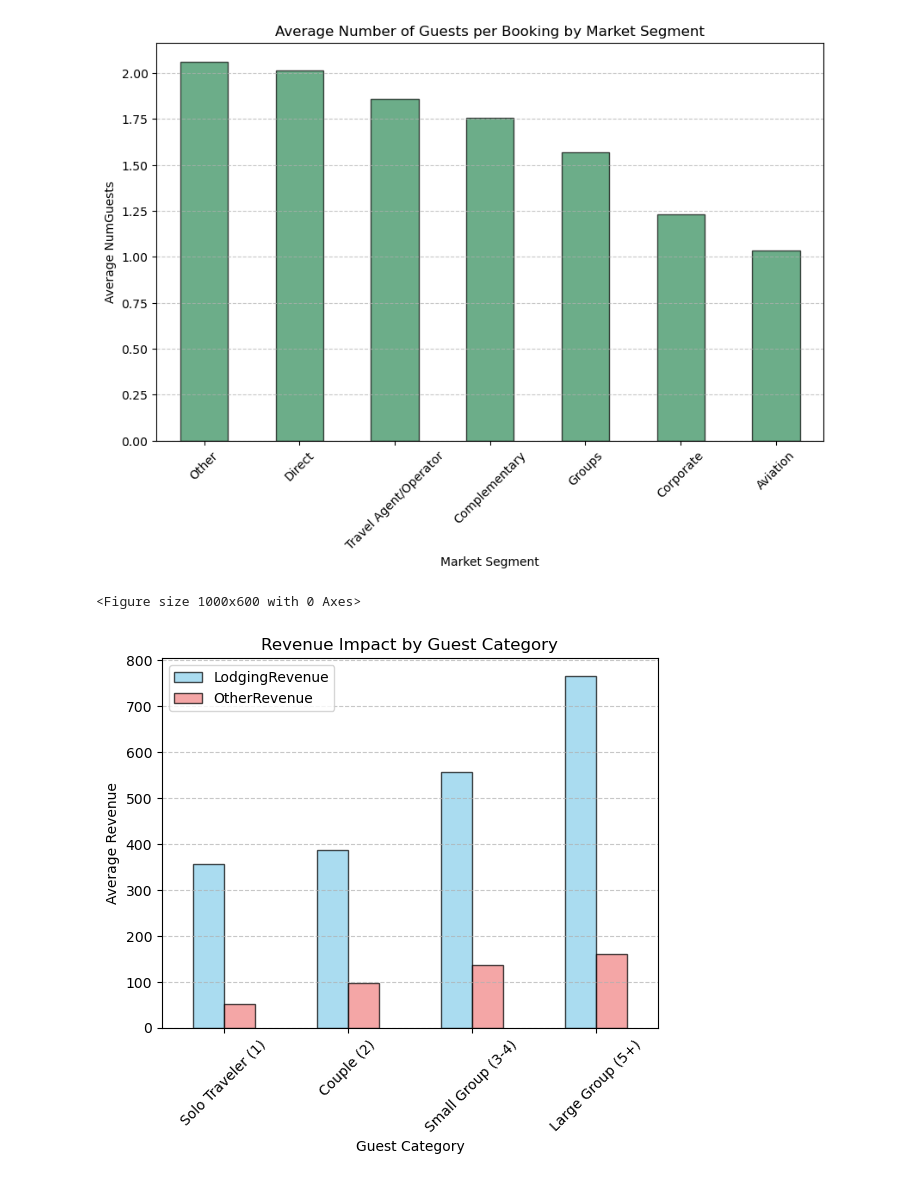
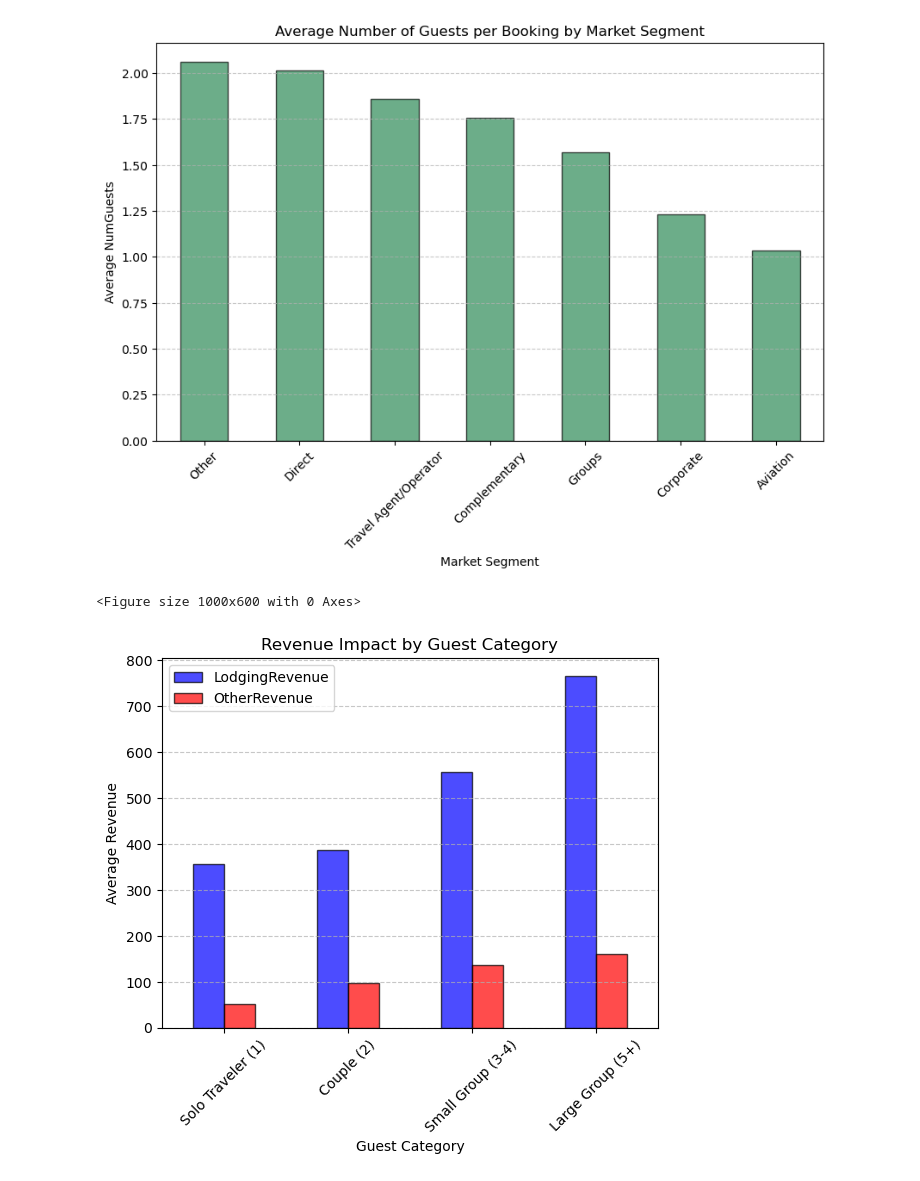
Before and after one commit to RubenCMarques/Hotel-Customer-Segmentation, a Jupyter notebook: Notebooks/Main_notebook.ipynb, the cells around one changed output. Saved outputs shown, nothing was run; the diff lists cells and outputs as text; code cells hidden in the pictures.

```diff
--- a/Notebooks/Main_notebook.ipynb
+++ b/Notebooks/Main_notebook.ipynb
@@ -940,16 +940,16 @@ plt.show()
 # %%
 # Analyze Revenue Impact of NumGuests
 revenue_by_guest_category = df_comparison.groupby('GuestCategory')[['LodgingRevenue', 'OtherRevenue']].mean()
 
 # Plotting the revenue impact
 plt.figure(figsize=(10,6))
-revenue_by_guest_category.plot(kind='bar', color=['skyblue', 'lightcoral'], edgecolor='black', alpha=0.7)
+revenue_by_guest_category.plot(kind='bar', color=['blue', 'red'], edgecolor='black', alpha=0.7)
 plt.title('Revenue Impact by Guest Category')
 plt.xlabel('Guest Category')
 plt.ylabel('Average Revenue')
 plt.xticks(rotation=45)
 plt.grid(axis='y', linestyle='--', alpha=0.7)
 plt.show()
 # %% [output]
 <Figure size 1000x600 with 0 Axes>
-[figure, old version]
+[figure, new version]
```
Also changed, not shown: parts of 4 cells of this notebook.
